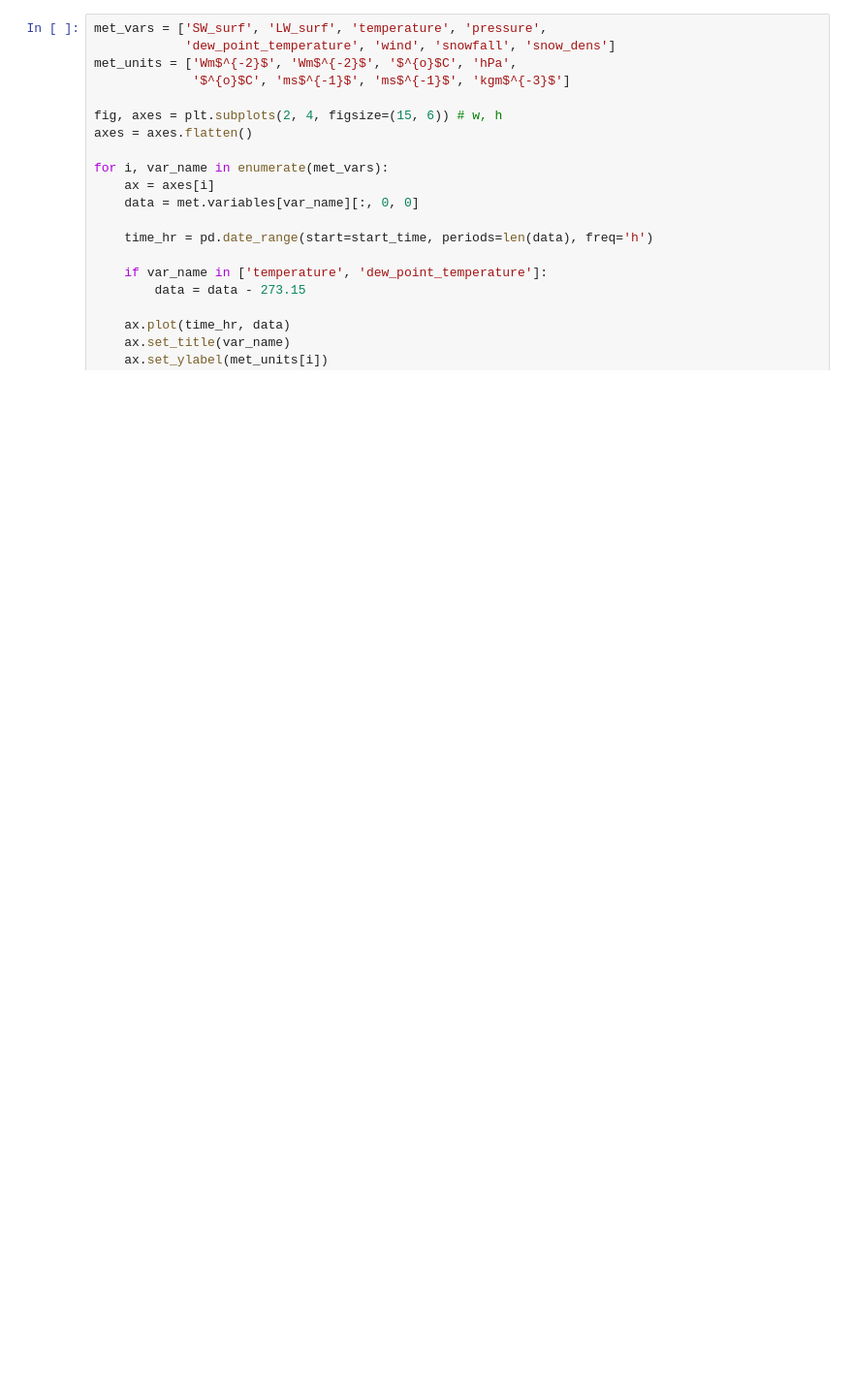
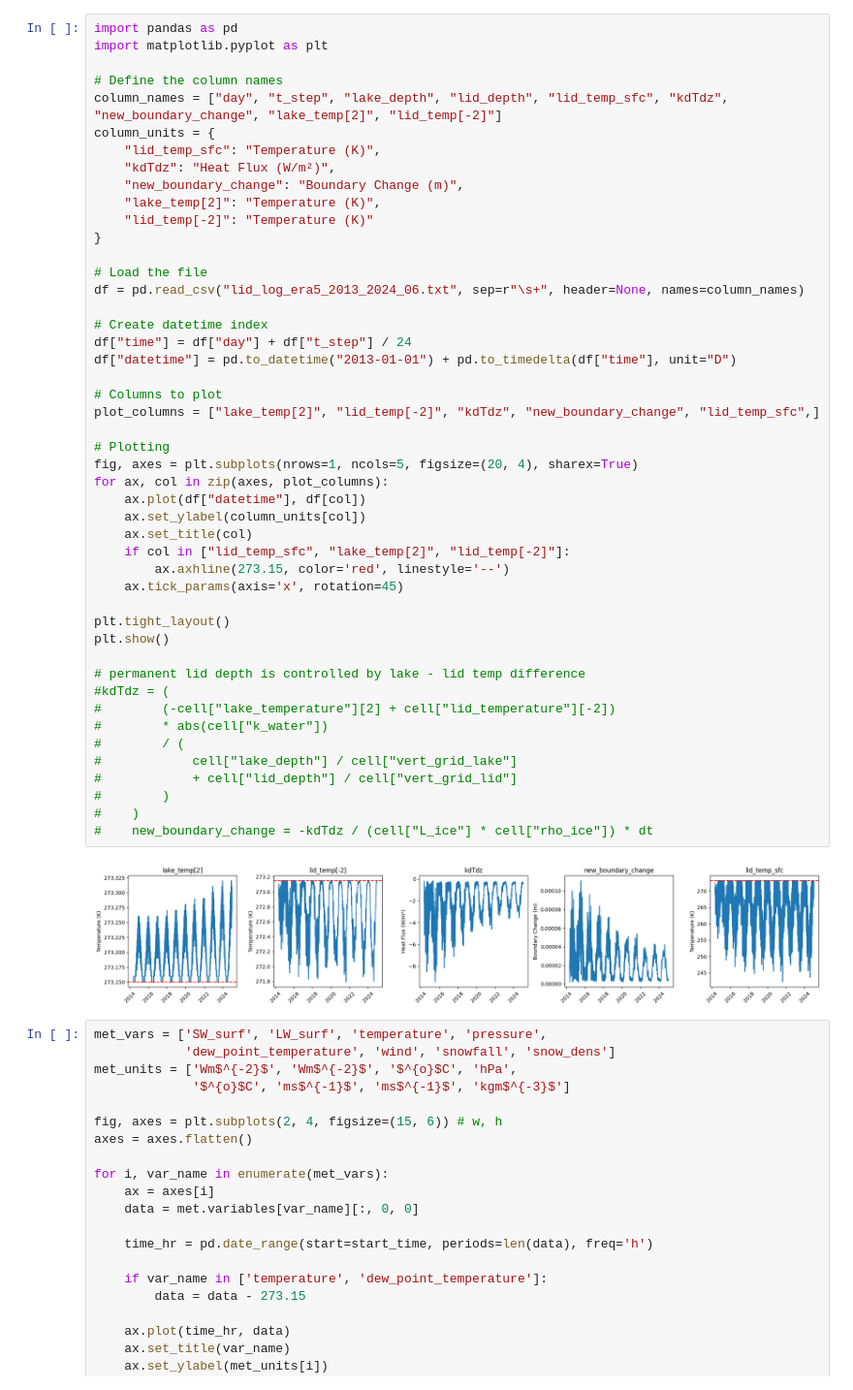
Before and after one commit to sarahshannon-uor/monarchs_jules, a Jupyter notebook: era5_tests/1d_test_era5_2013_2024_melt_mul.ipynb, the cells around one changed output. Shown at 97% size. Saved outputs shown, nothing was run; the diff lists cells and outputs as text; blank space fills up the shorter version.

Commit message:
add plots for new_boundary_change

```diff
--- a/era5_tests/1d_test_era5_2013_2024_melt_mul.ipynb
+++ b/era5_tests/1d_test_era5_2013_2024_melt_mul.ipynb
@@ -21,3 +62,52 @@ dump = nc.Dataset(dump_filepath, 'r')
+# %%
+import pandas as pd
+import matplotlib.pyplot as plt
+
+# Define the column names
+column_names = ["day", "t_step", "lake_depth", "lid_depth", "lid_temp_sfc", "kdTdz", "new_boundary_change", "lake_temp[2]", "lid_temp[-2]"]
+column_units = {
+    "lid_temp_sfc": "Temperature (K)",
+    "kdTdz": "Heat Flux (W/m²)",
+    "new_boundary_change": "Boundary Change (m)",
+    "lake_temp[2]": "Temperature (K)",
+    "lid_temp[-2]": "Temperature (K)"
+}
+
+# Load the file
+df = pd.read_csv("lid_log_era5_2013_2024_06.txt", sep=r"\s+", header=None, names=column_names)
+
+# Create datetime index
+df["time"] = df["day"] + df["t_step"] / 24
+df["datetime"] = pd.to_datetime("2013-01-01") + pd.to_timedelta(df["time"], unit="D")
+
+# Columns to plot
+plot_columns = ["lake_temp[2]", "lid_temp[-2]", "kdTdz", "new_boundary_change", "lid_temp_sfc",]
+
+# Plotting
+fig, axes = plt.subplots(nrows=1, ncols=5, figsize=(20, 4), sharex=True)
+for ax, col in zip(axes, plot_columns):
+    ax.plot(df["datetime"], df[col])
+    ax.set_ylabel(column_units[col])
+    ax.set_title(col)
+    if col in ["lid_temp_sfc", "lake_temp[2]", "lid_temp[-2]"]:
+        ax.axhline(273.15, color='red', linestyle='--')
+    ax.tick_params(axis='x', rotation=45)
+
+plt.tight_layout()
+plt.show()
+
+# permanent lid depth is controlled by lake - lid temp difference
+#kdTdz = (
+#        (-cell["lake_temperature"][2] + cell["lid_temperature"][-2])
+#        * abs(cell["k_water"])
+#        / (
+#            cell["lake_depth"] / cell["vert_grid_lake"]
+#            + cell["lid_depth"] / cell["vert_grid_lid"]
+#        )
+#    )
+#    new_boundary_change = -kdTdz / (cell["L_ice"] * cell["rho_ice"]) * dt
+# %% [output]
+[figure, added]
 # %%
 met_vars = ['SW_surf', 'LW_surf', 'temperature', 'pressure',
             'dew_point_temperature', 'wind', 'snowfall', 'snow_dens']
```
Also changed, not shown: parts of 9 cells of this notebook.
